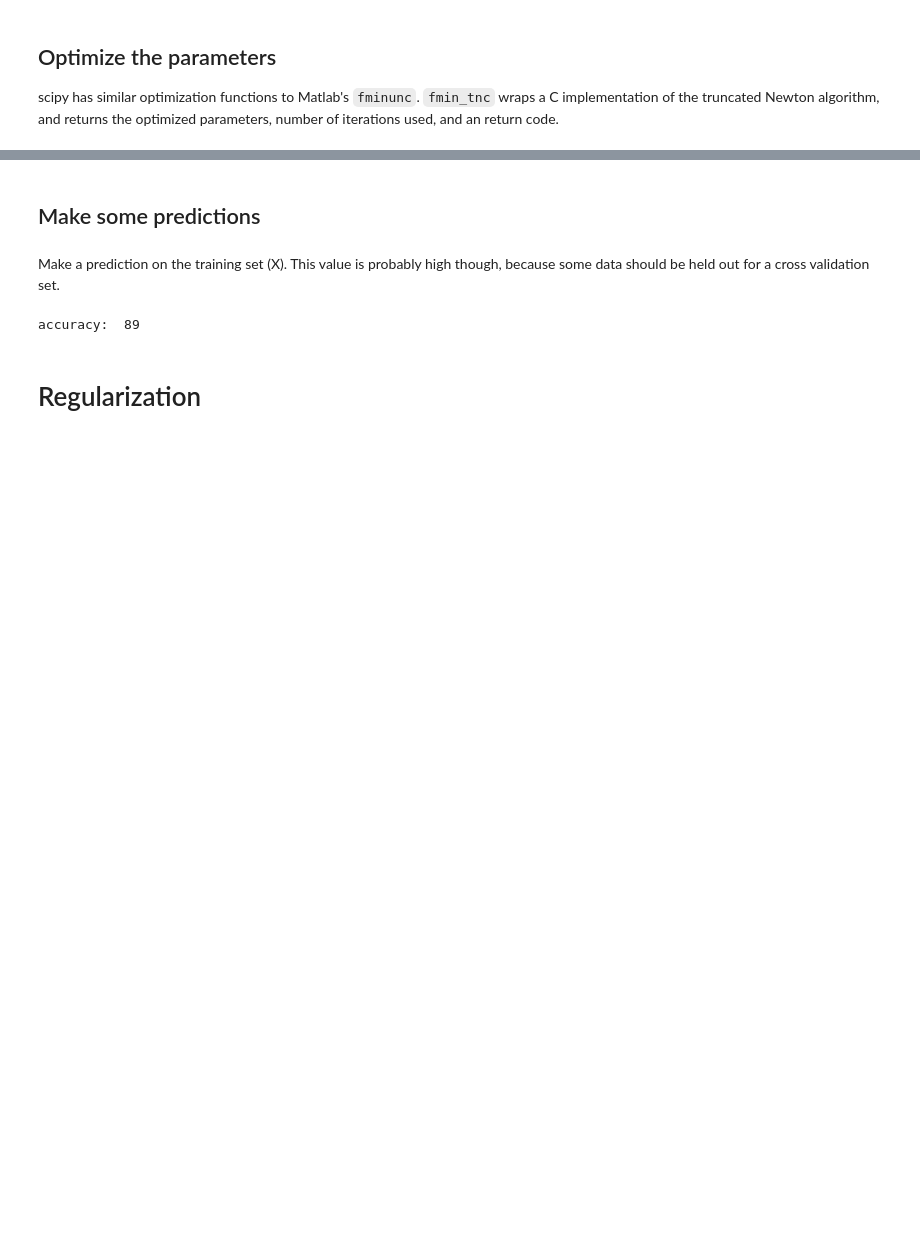
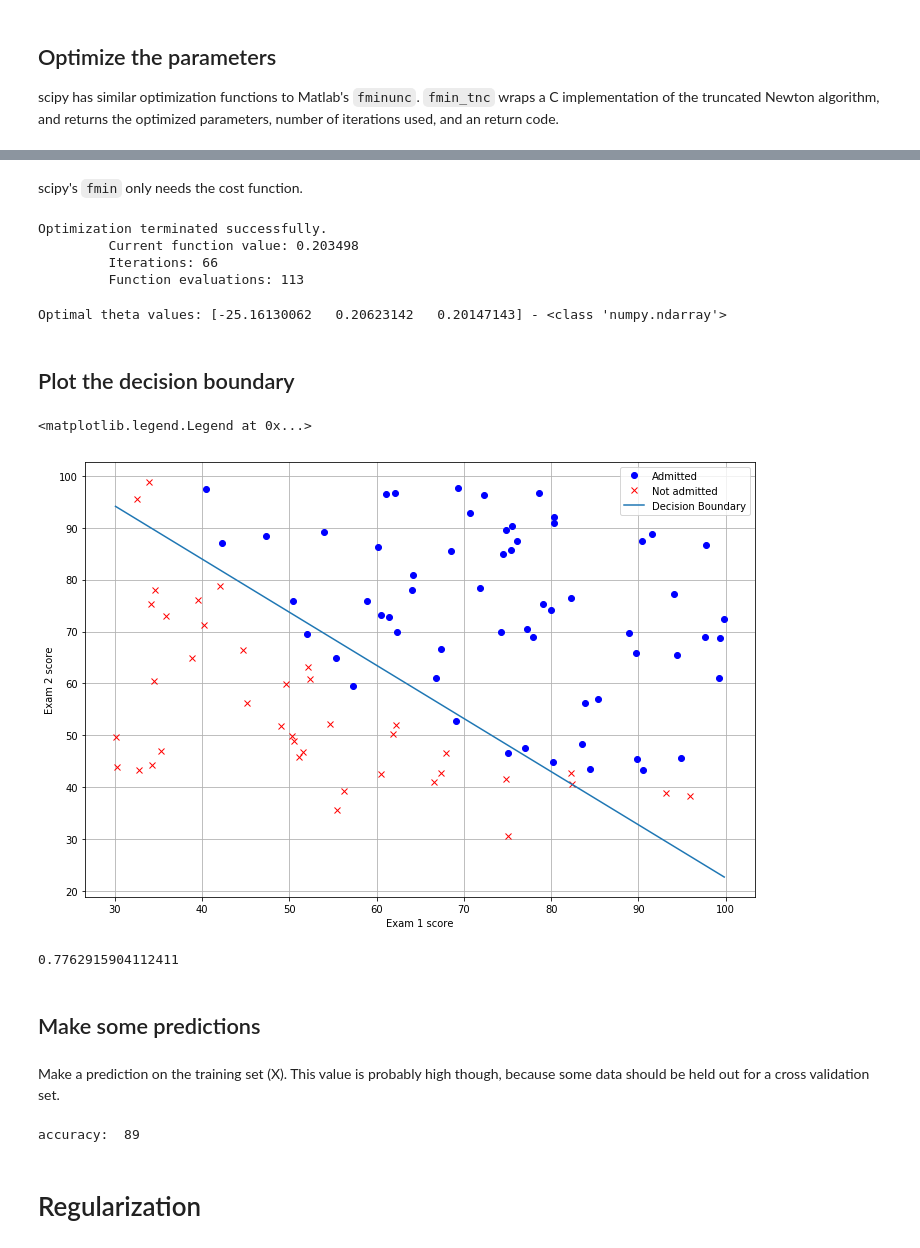
Before and after one commit to jhselvik/machine-learning-coursera, a Jupyter notebook: logistic-regression/Logistic-Regression.ipynb, the cells around one changed output, grey strips where cells are left out. Saved outputs shown, nothing was run; the diff lists cells and outputs as text; code cells hidden in the pictures; blank space fills up the shorter version.

```diff
--- a/logistic-regression/Logistic-Regression.ipynb
+++ b/logistic-regression/Logistic-Regression.ipynb
@@ -142,7 +148,7 @@ def gradient(theta, X, y, learning_rate):
 
     # calculate the error term to use in the gradient function
     # h(x) - y
-    error = sigmoid(X * theta.T) - y  # error is an ndarray for each matrix operation
+    error = h(theta.T, X) - y  # error is an ndarray for each matrix operation
 
     # calculate the gradient value for each parameter using the error value
     # (1/m) * sum(error*x)
@@ -160,7 +166,9 @@ def gradient(theta, X, y, learning_rate):
 ## Optimize the parameters
 scipy has similar optimization functions to Matlab's `fminunc`. `fmin_tnc` wraps a C implementation of the truncated Newton algorithm, and returns the optimized parameters, number of iterations used, and an return code.
 # %%
-import scipy.optimize as opt
-result = opt.fmin_tnc(func=cost, x0=theta, fprime=gradient, args=(X, y, 0))
-print("Optimal theta values:", result[0], "in", result[1], "iterations.")
+from scipy import optimize
+
+result = optimize.fmin_tnc(func=cost, x0=theta, fprime=gradient, args=(X, y, 0))
+print("Optimal theta values:", result[0], "-", type(result[0]))
+print("in", result[1], "iterations.")
 # %% [output]
@@ -175,3 +184,51 @@ Optimal cost 0.20349770158947475
+# %% [markdown]
+scipy's `fmin` only needs the cost function.
+# %%
+def optimizeTheta(theta, X, y, learning_rate=0.):
+    result = optimize.fmin(cost, x0=theta, args=(X, y, learning_rate), maxiter=400, full_output=True)
+    return result[0], result[1]
+# %%
+theta, mincost = optimizeTheta(theta, X, y)
+# %% [output]
+Optimization terminated successfully.
+         Current function value: 0.203498
+         Iterations: 66
+         Function evaluations: 113
+# %%
+print("Optimal theta values:", theta, "-", type(theta))
+# %% [output]
+Optimal theta values: [-25.16130062   0.20623142   0.20147143] - <class 'numpy.ndarray'>
+# %% [markdown]
+## Plot the decision boundary
+# %%
+# now try using np array's to plot data
+pos = np.array([array for i, array in enumerate(X) if y[i] == 1])
+neg = np.array([array for i, array in enumerate(X) if y[i] == 0])
+
+plt.figure(figsize=(12, 8))
+plt.plot(pos[:, 1], pos[:, 2], 'bo', label='Admitted')
+plt.plot(neg[:, 1], neg[:, 2], 'rx', label='Not admitted')
+plt.xlabel('Exam 1 score')
+plt.ylabel('Exam 2 score')
+plt.legend()
+plt.grid(True)
+
+# pick two points on decision boundary, draw a line
+# h = 0 OR theta0 + theta1*x1 + theta2*x2 = 0
+# y = mx + b is replaced by x2 = (-1/thetheta2)(theta0 + theta1*x1)
+boundary_xs = np.array([np.min(X[:, 1]), np.max(X[:, 1])])
+boundary_ys = (-1./theta[2]) * (theta[0] + theta[1]*boundary_xs)
+plt.plot(boundary_xs, boundary_ys, '-', label='Decision Boundary')
+
+plt.legend()
+# %% [output]
+<matplotlib.legend.Legend at 0x...>
+[figure, added]
+# %%
+# For a student with scores of 45 and 85...
+print(h(theta, np.array([1, 45., 85.])))
+# %% [output]
+0.7762915904112411
 # %% [markdown]
 ## Make some predictions
 # %%
```
Also changed, not shown: parts of 40 cells of this notebook, 1 other file.
